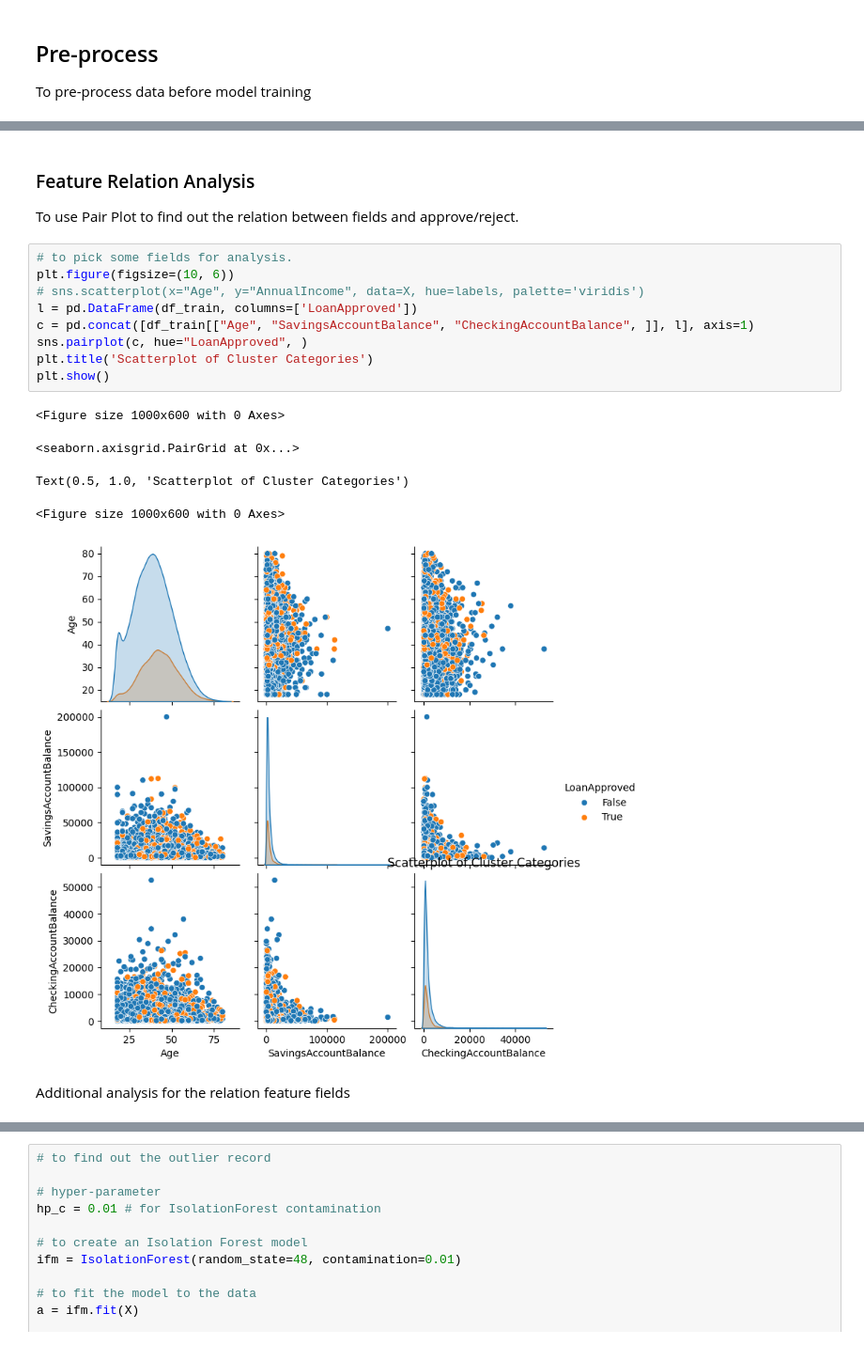
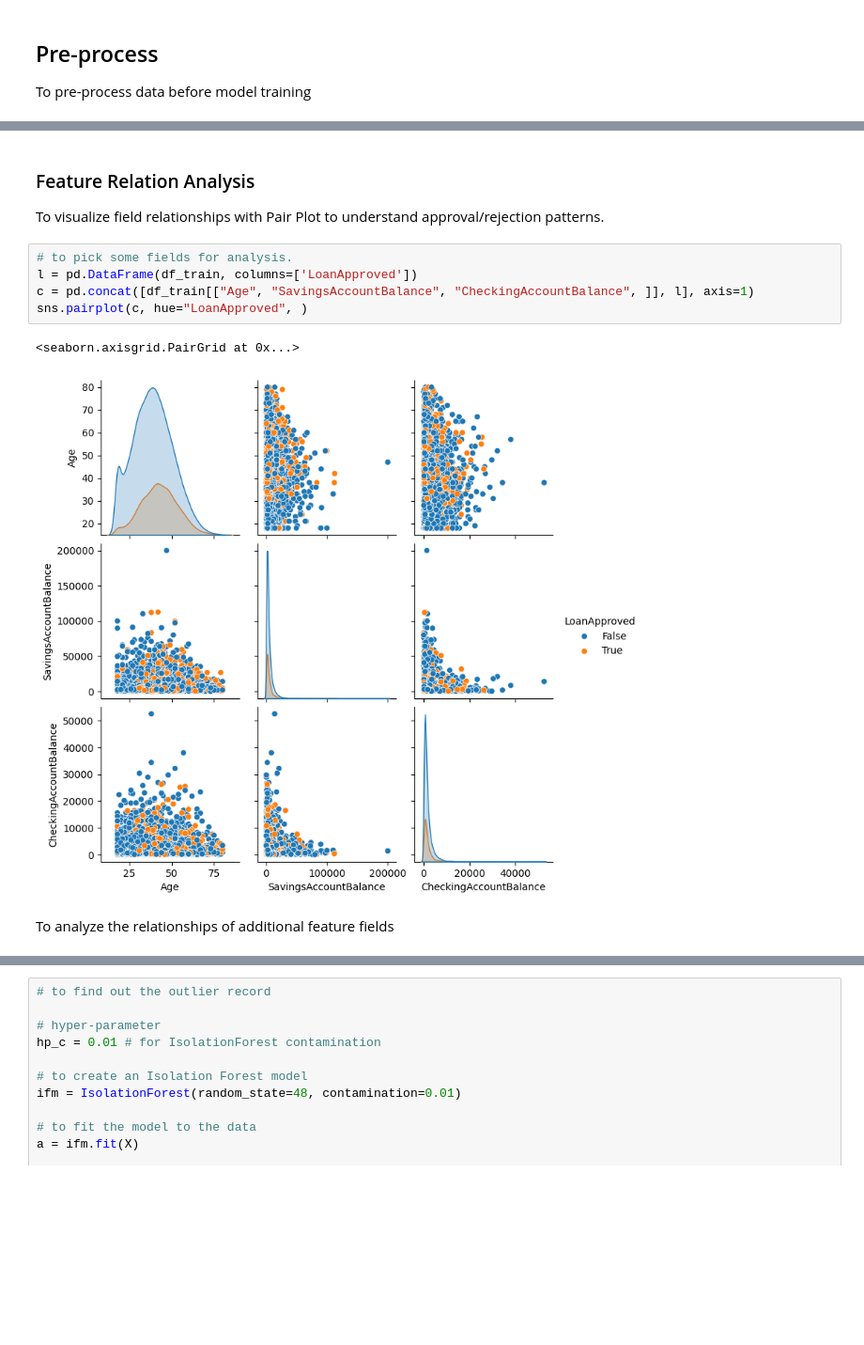
Before and after one commit to jp-eagle/VLC-SCAI012-24-0652, a Jupyter notebook: Loan/JPE-CapStone-CreditRisk.ipynb, the cells around one changed output, grey strips where cells are left out. Shown at 94% size. Cells and saved outputs as stored; diff of their text form; blank space fills up the shorter version.

```diff
--- a/Loan/JPE-CapStone-CreditRisk.ipynb
+++ b/Loan/JPE-CapStone-CreditRisk.ipynb
@@ -444,22 +436,15 @@ memory usage: 3.5 MB
 # %% [markdown]
 ### Feature Relation Analysis
 
-To use Pair Plot to find out the relation between fields and approve/reject.
+To visualize field relationships with Pair Plot to understand approval/rejection patterns.
 # %%
 # to pick some fields for analysis.
-plt.figure(figsize=(10, 6))
-# sns.scatterplot(x="Age", y="AnnualIncome", data=X, hue=labels, palette='viridis')
 l = pd.DataFrame(df_train, columns=['LoanApproved'])
 c = pd.concat([df_train[["Age", "SavingsAccountBalance", "CheckingAccountBalance", ]], l], axis=1)
 sns.pairplot(c, hue="LoanApproved", )
-plt.title('Scatterplot of Cluster Categories')
-plt.show()
 # %% [output]
-<Figure size 1000x600 with 0 Axes>
+<seaborn.axisgrid.PairGrid at 0x...>
-<seaborn.axisgrid.PairGrid at 0x...>
-Text(0.5, 1.0, 'Scatterplot of Cluster Categories')
-<Figure size 1000x600 with 0 Axes>
-[figure, old version]
+[figure, new version]
-# %% [markdown]
-Additional analysis for the relation feature fields
+# %% [markdown]
+To analyze the relationships of additional feature fields
 # %%
```
Also changed, not shown: parts of 14 cells of this notebook, 3 other files.
